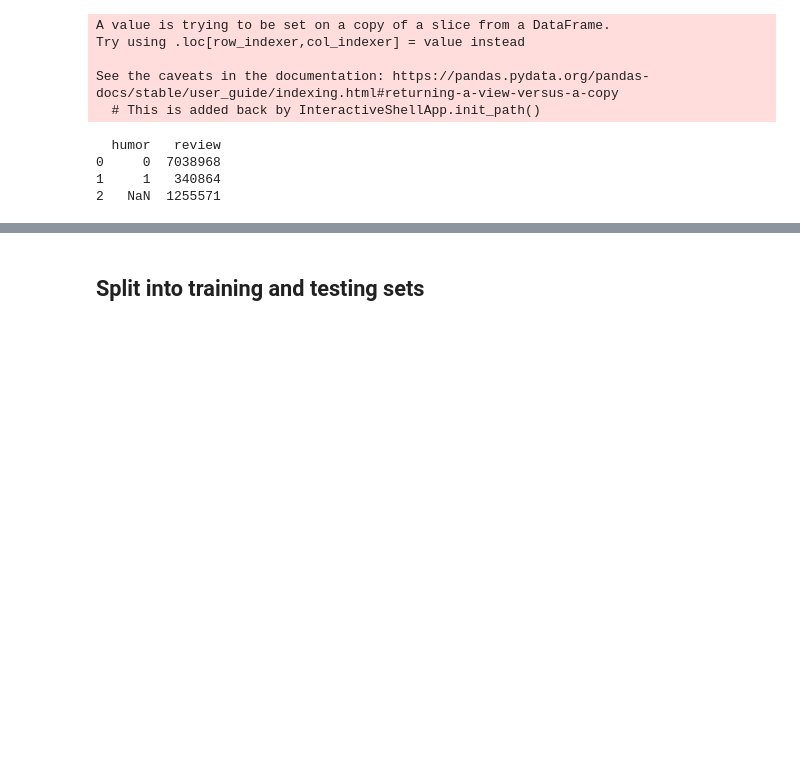
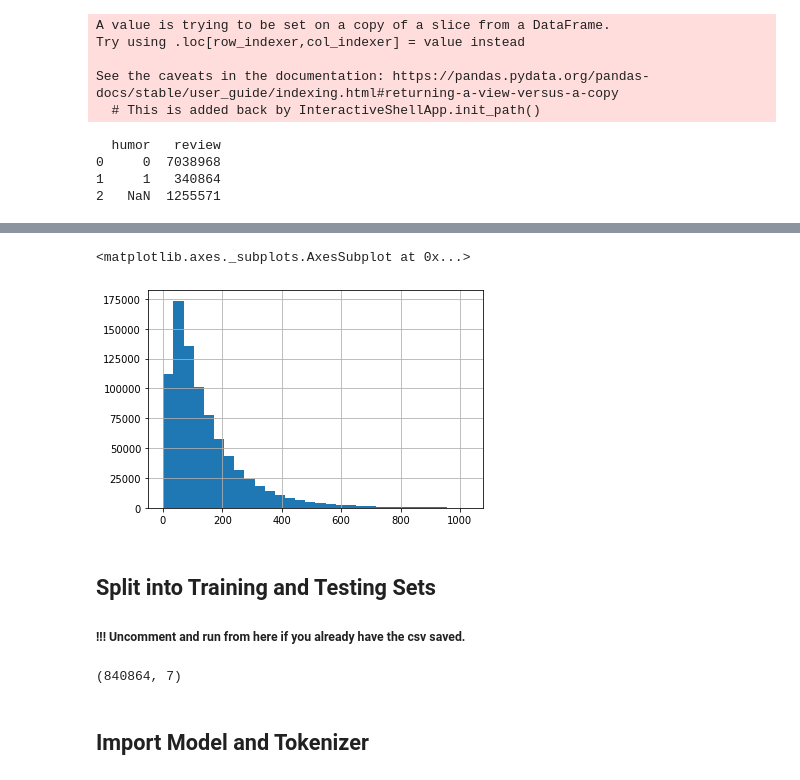
Before and after one commit to brandonyuong/7643-the-yelpers, a Jupyter notebook: data_proc.ipynb, the cells around one changed output, grey strips where cells are left out. Drawn from its saved outputs; the diff is of its cells as text; code cells hidden in the pictures; blank space fills up the shorter version.

```diff
--- a/data_proc.ipynb
+++ b/data_proc.ipynb
@@ -97,3 +104,16 @@ result.to_csv("./data/yelp_humor_merged.csv", index=False)
-# %% [markdown]
-## Split into training and testing sets
+# %%
+# word count distribution for results
+pd.Series(result.word_count.values).hist(bins = 30)
+# %% [output]
+<matplotlib.axes._subplots.AxesSubplot at 0x...>
+[figure, added]
+# %% [markdown]
+## Split into Training and Testing Sets
+
+#####  !!! Uncomment and run from here if you already have the csv saved.
+# %%
+result = pd.read_csv("./data/yelp_humor_merged.csv")
+result.shape
+# %% [output]
+(840864, 7)
 # %%
@@ -103,0 +122,2 @@ X_train, X_test, y_train, y_test = train_test_split(reviews, labels, test_size=0
+# %% [markdown]
+## Import Model and Tokenizer
```
Also changed, not shown: parts of 34 cells of this notebook.
